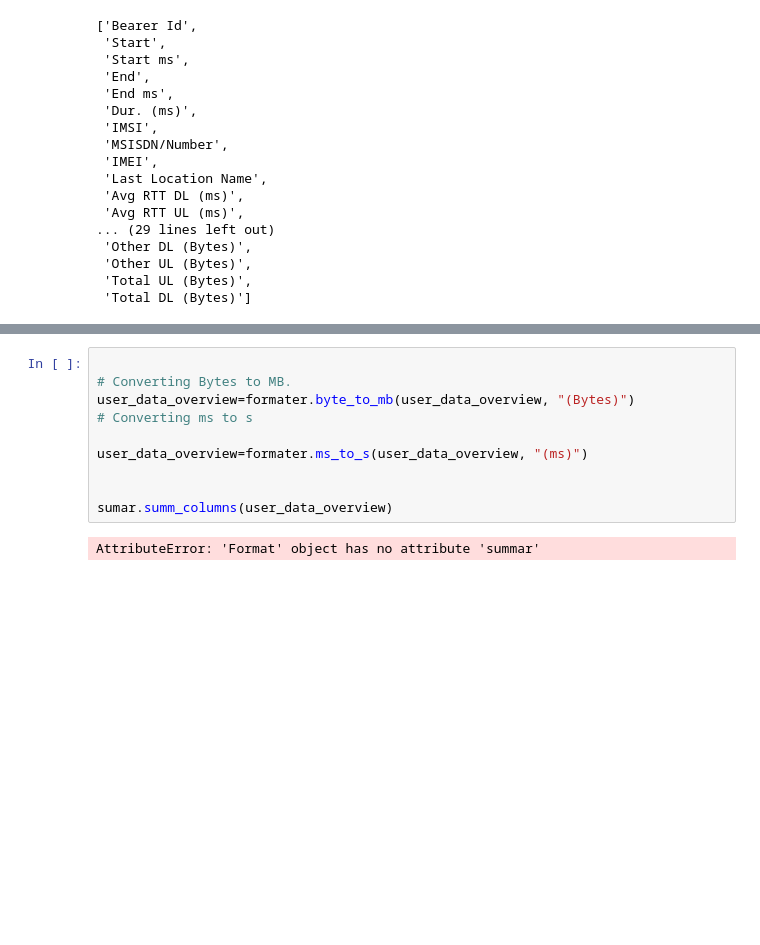
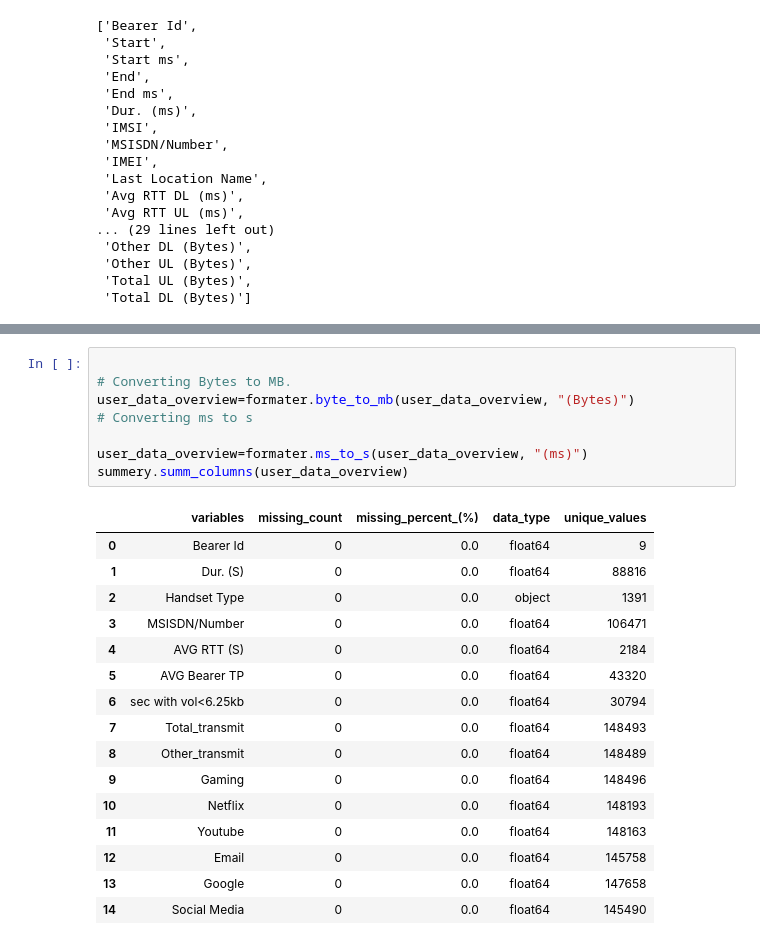
Before and after one commit to dawitasmeroatinafu/DA, a Jupyter notebook: notebooks/User_overview_analysis.ipynb, the cells around one changed output, grey strips where cells are left out. Cells and saved outputs as stored; diff of their text form; blank space fills up the shorter version.

Commit message:
user overview analysis

```diff
--- a/notebooks/User_overview_analysis.ipynb
+++ b/notebooks/User_overview_analysis.ipynb
@@ -178,13 +179,26 @@ user_data_overview.head()
 # %%
 
 # Converting Bytes to MB.
 user_data_overview=formater.byte_to_mb(user_data_overview, "(Bytes)")
 # Converting ms to s
 
 user_data_overview=formater.ms_to_s(user_data_overview, "(ms)")
-
-
-sumar.summ_columns(user_data_overview)
+summery.summ_columns(user_data_overview)
 # %% [output]
-AttributeError: 'Format' object has no attribute 'summar'
+|  | variables | missing_count | missing_percent_(%) | data_type | unique_values |
+| 0 | Bearer Id | 0 | 0.0 | float64 | 9 |
+| 1 | Dur. (S) | 0 | 0.0 | float64 | 88816 |
+| 2 | Handset Type | 0 | 0.0 | object | 1391 |
+| 3 | MSISDN/Number | 0 | 0.0 | float64 | 106471 |
+| 4 | AVG RTT (S) | 0 | 0.0 | float64 | 2184 |
+| 5 | AVG Bearer TP | 0 | 0.0 | float64 | 43320 |
+| 6 | sec with vol<6.25kb | 0 | 0.0 | float64 | 30794 |
+| 7 | Total_transmit | 0 | 0.0 | float64 | 148493 |
+| 8 | Other_transmit | 0 | 0.0 | float64 | 148489 |
+| 9 | Gaming | 0 | 0.0 | float64 | 148496 |
+| 10 | Netflix | 0 | 0.0 | float64 | 148193 |
+| 11 | Youtube | 0 | 0.0 | float64 | 148163 |
+| 12 | Email | 0 | 0.0 | float64 | 145758 |
+| 13 | Google | 0 | 0.0 | float64 | 147658 |
+| 14 | Social Media | 0 | 0.0 | float64 | 145490 |
 # %%
```
Also changed, not shown: parts of 4 cells of this notebook.
